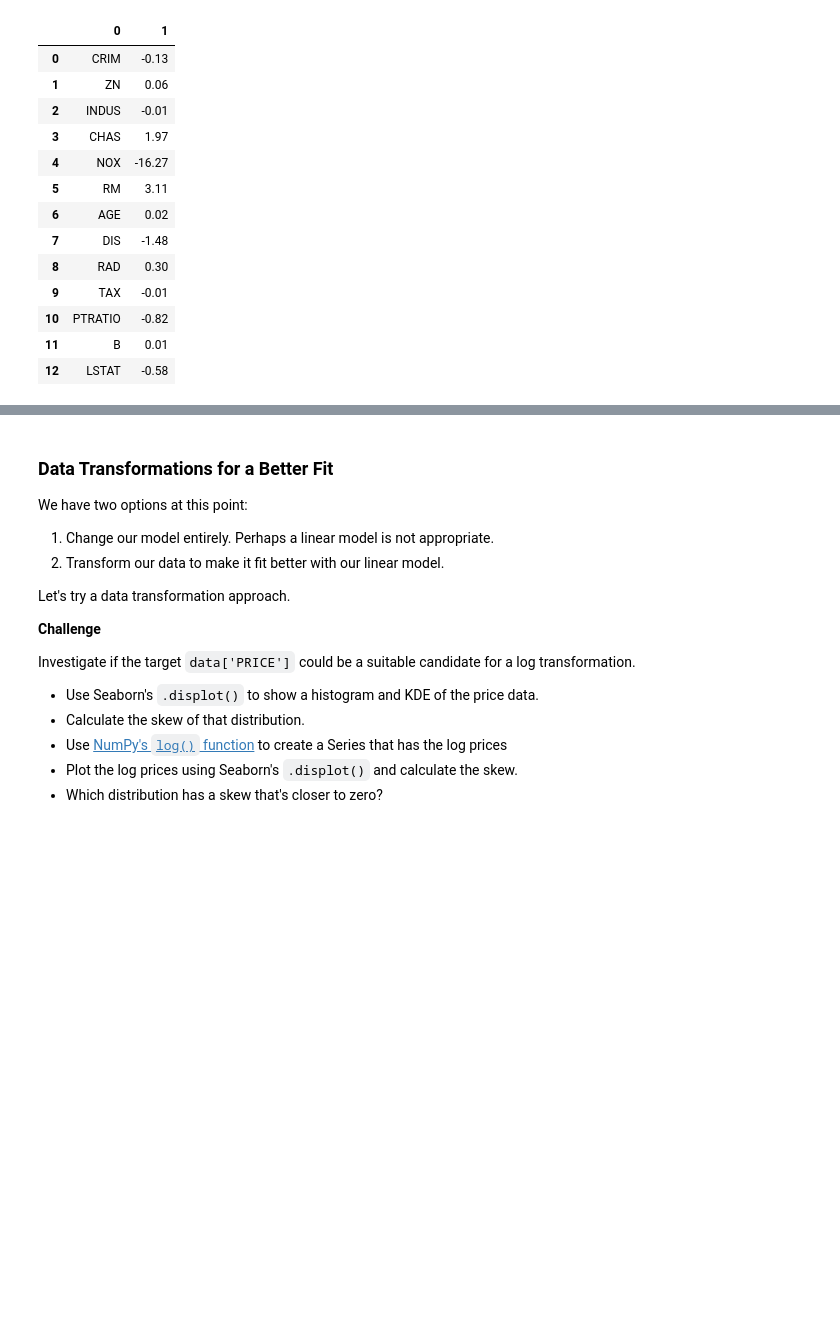
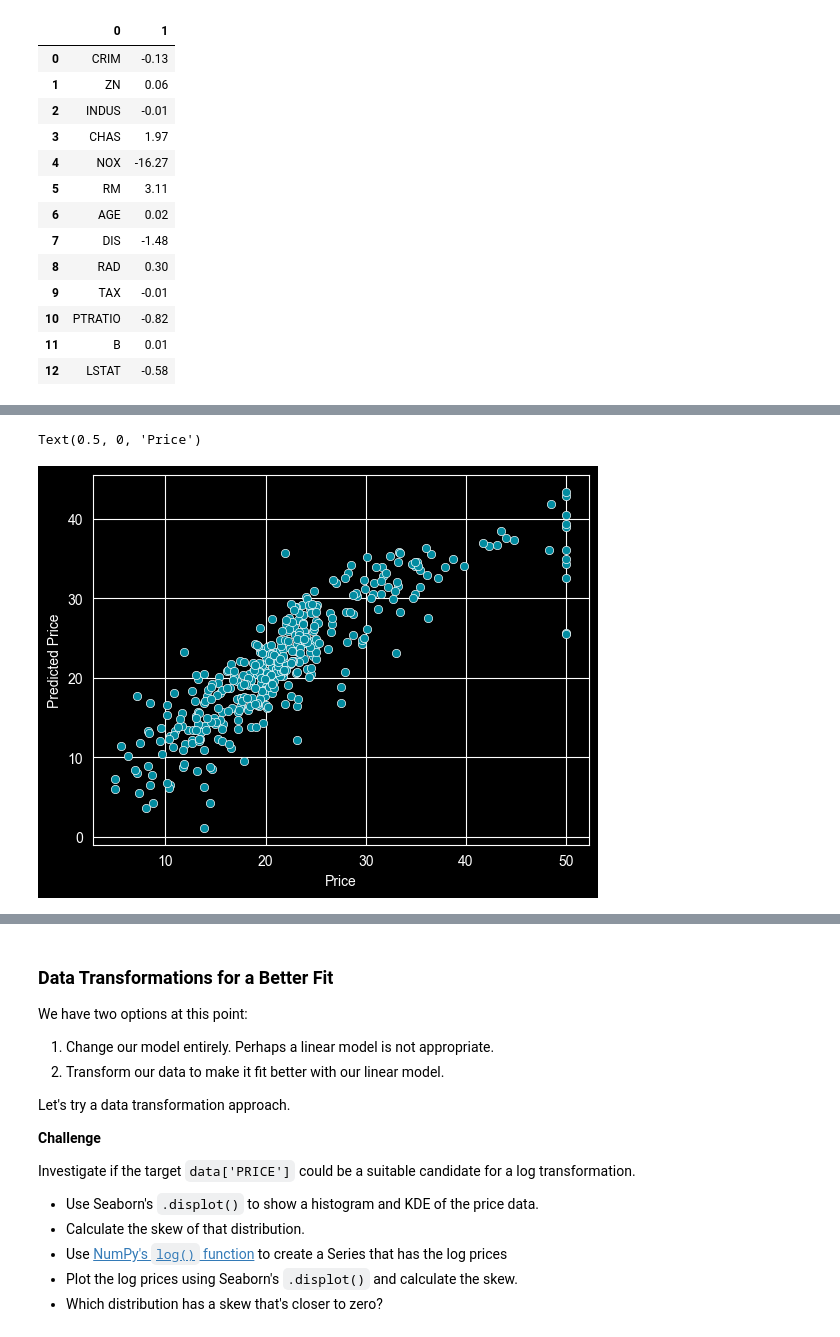
Before and after one commit to tbk81/100-DAYS-OF-CODE-PY, a Jupyter notebook: 81-predict-house-prices/Multivariable_Regression_and_Valuation_Model.ipynb, the cells around one changed output, grey strips where cells are left out. Drawn from its saved outputs; the diff is of its cells as text; code cells hidden in the pictures; blank space fills up the shorter version.

Commit message:
d81 house price analysis

```diff
--- a/81-predict-house-prices/Multivariable_Regression_and_Valuation_Model.ipynb
+++ b/81-predict-house-prices/Multivariable_Regression_and_Valuation_Model.ipynb
@@ -472,3 +472,16 @@ The cyan line in the middle shows `y_train` against `y_train`. If the prediction
 The second plot should be the residuals against the predicted prices. Here's what we're looking for:
 
 <img src=https://i.imgur.com/HphsBsj.png height=350>
+# %%
+predicted_values = model.predict(X_train)
+residuals = (y_train - predicted_values)
+# %%
+ax = sns.scatterplot(x=y_train,
+                y=predicted_values,
+                color='#028ca1',
+                )
+ax.set_ylabel('Predicted Price')
+ax.set_xlabel('Price')
+# %% [output]
+Text(0.5, 0, 'Price')
+[figure, added]
```
Also changed, not shown: parts of 15 cells of this notebook.
